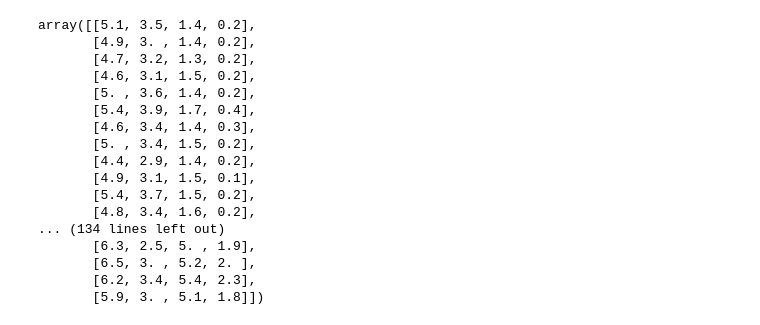
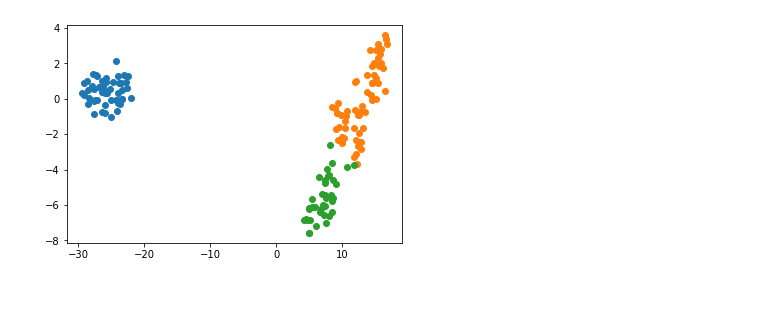
Before and after one commit to 510t/ML, a Jupyter notebook: clustering.ipynb, the cells around one changed output. Saved outputs shown, nothing was run; the diff lists cells and outputs as text; code cells hidden in the pictures; blank space fills up the shorter version.

```diff
--- a/clustering.ipynb
+++ b/clustering.ipynb
@@ -8,21 +8,20 @@ Y = bunch['target']
 from matplotlib import pyplot
 from numpy import where
 from sklearn.manifold import TSNE
+
+tsne = TSNE(n_components=2, init='pca', random_state=0)
+x = tsne.fit_transform(X)
+
+def plot_clusters(X, cluster_ids):
+    for class_value in range(3):
+        row_ix = where(cluster_ids == class_value)
+        pyplot.scatter(X[row_ix, 0], X[row_ix, 1])
+    pyplot.show()
-# %% [output]
-array([[5.1, 3.5, 1.4, 0.2],
-       [4.9, 3. , 1.4, 0.2],
-       [4.7, 3.2, 1.3, 0.2],
-       [4.6, 3.1, 1.5, 0.2],
-       [5. , 3.6, 1.4, 0.2],
-       [5.4, 3.9, 1.7, 0.4],
-       [4.6, 3.4, 1.4, 0.3],
-       [5. , 3.4, 1.5, 0.2],
-       [4.4, 2.9, 1.4, 0.2],
-       [4.9, 3.1, 1.5, 0.1],
-       [5.4, 3.7, 1.5, 0.2],
-       [4.8, 3.4, 1.6, 0.2],
-... (134 lines left out)
-       [6.3, 2.5, 5. , 1.9],
-       [6.5, 3. , 5.2, 2. ],
-       [6.2, 3.4, 5.4, 2.3],
-       [5.9, 3. , 5.1, 1.8]])
+# %%
+from sklearn.cluster import KMeans
+kmeans_model = KMeans(n_clusters=3)
+kmeans_model.fit(X)
+yhat = kmeans_model.predict(X)
+plot_clusters(x, yhat)
+# %% [output]
+[figure, added]
```
Also changed, not shown: parts of 4 cells of this notebook.
